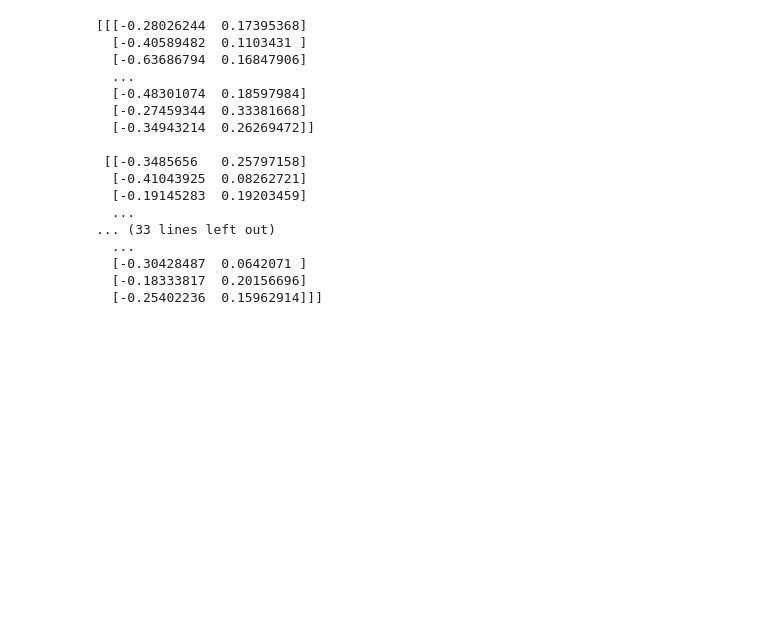
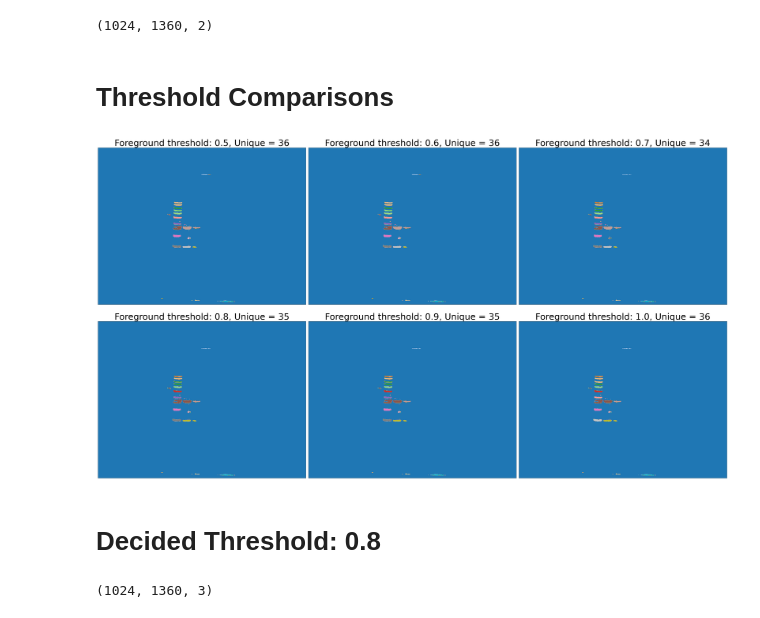
Before and after one commit to mattaq31/GelGenie, a Jupyter notebook: backend/segmentation/Mask_Prediction_Threshold_Wateshed.ipynb, the cells around one changed output. Cells and saved outputs as stored; diff of their text form; code cells hidden in the pictures; blank space fills up the shorter version.

Commit message:
Thresholding & Segmenting in Notebook

```diff
--- a/backend/segmentation/Mask_Prediction_Threshold_Wateshed.ipynb
+++ b/backend/segmentation/Mask_Prediction_Threshold_Wateshed.ipynb
@@ -3,3 +13,5 @@ import numpy as np
 # %%
 selected_file = "C:/2022_Summer_Intern/Gel_Images_UNet_Test/Models/PC_Gel_Nathan_Q1+Q2+selected_2022_07_28_16;42;07/segmentation_images/epoch1_mask_pred.npy"
+# %%
+selected_file = "C:/Users/s2137314/Downloads/epoch160_mask_pred.npy"
 # %%
@@ -8,22 +20,8 @@ mask_pred = cv2.imread()  # H, W, C
 
 
 data = np.load(selected_file)
-print(data)
+height = int(data.shape[0])
+width = int(data.shape[1])
+print(data.shape)
 # %% [output]
-[[[-0.28026244  0.17395368]
-  [-0.40589482  0.1103431 ]
-  [-0.63686794  0.16847906]
-  ...
-  [-0.48301074  0.18597984]
-  [-0.27459344  0.33381668]
-  [-0.34943214  0.26269472]]
-
- [[-0.3485656   0.25797158]
-  [-0.41043925  0.08262721]
-  [-0.19145283  0.19203459]
-  ...
-... (33 lines left out)
-  ...
-  [-0.30428487  0.0642071 ]
-  [-0.18333817  0.20156696]
-  [-0.25402236  0.15962914]]]
+(1024, 1360, 2)
@@ -29,0 +30,24 @@ print(data)
+# %% [markdown]
+# Threshold Comparisons
+# %%
+fig, axs = plt.subplots(nrows=2, ncols=3, figsize=(50, 30))
+for i in range(5, 11):  # 5 - 10
+    threshold = i / 10
+    thresholded = np.zeros((height, width))
+    for row in range(height):
+        for column in range(width):
+            if data[row][column][0] < (1-threshold) and data[row][column][1] > threshold:
+                thresholded[row][column] = 1
+    # watershed
+    separated = watershed_seg(thresholded, 0.5, 0.5)
+    unique = np.unique(separated)[-1]
+
+    axs[(i-5)//3][(i-5)%3].imshow(separated, cmap='tab20')
+    axs[(i-5)//3][(i-5)%3].set_title(f'Foreground threshold: {threshold}, Unique = {unique}', fontsize=50)
+
+    plt.tight_layout()
+    plt.setp(plt.gcf().get_axes(), xticks=[], yticks=[])  # remove ticks
+# %% [output]
+[figure, added]
+# %% [markdown]
+# Decided Threshold: 0.8
@@ -29,0 +72,4 @@ print(data)
+# %%
+image.shape
+# %% [output]
+(1024, 1360, 3)
```
Also changed, not shown: parts of 34 cells of this notebook, 5 other files.
